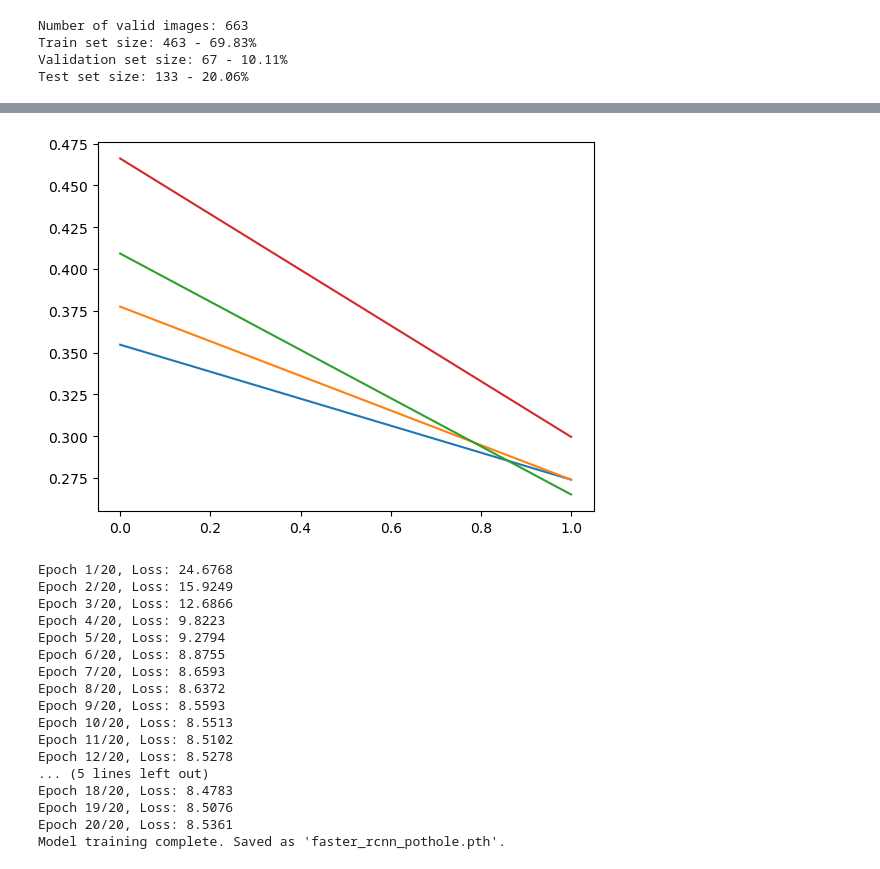
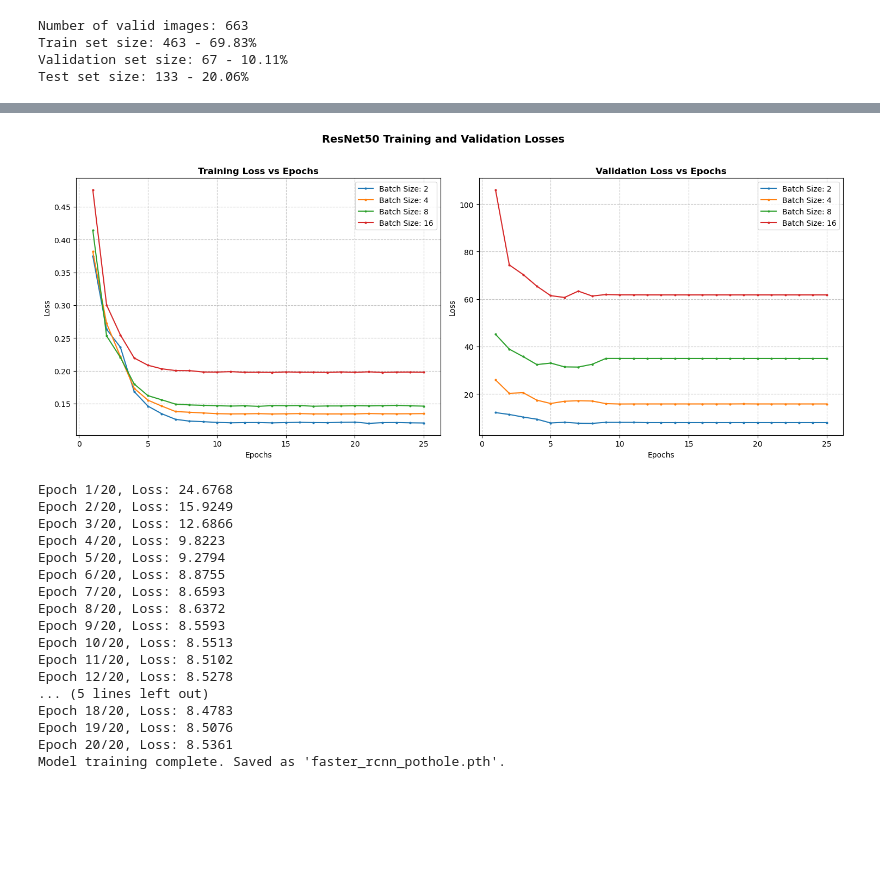
Before and after one commit to Itai-b/046211-Deep-Learning, a Jupyter notebook: project.ipynb, the cells around one changed output, grey strips where cells are left out. Saved outputs shown, nothing was run; the diff lists cells and outputs as text; code cells hidden in the pictures; blank space fills up the shorter version.

```diff
--- a/project.ipynb
+++ b/project.ipynb
@@ -460,7 +466,7 @@ def train(model, traim_loader, val_loader, optimizer, lr_scheduler, num_epochs):
 
 # Train the model over different batch sizes
 results = {}
-num_epochs = 2
+num_epochs = 25
 for batch_size in [2, 4, 8, 16]:
     ## clear memory
     gc.collect()
@@ -509,7 +515,0 @@ Model training complete. Saved as 'faster_rcnn_pothole_16.pth'
-# %%
-# Visualize the results
-for batch_size, (train_losses, val_losses) in results.items():
-    plt.plot(range(num_epochs), train_losses, label=f"Train Loss (Batch Size: {batch_size})")
-    #plt.plot(range(num_epochs), val_losses, label=f"Validation Loss (Batch Size: {batch_size})")
-# %% [output]
-[figure, removed]
@@ -516,3 +520,52 @@ for batch_size, (train_losses, val_losses) in results.items():
+# %%
+# Load the data from the csv file
+results_df = pd.read_csv("./data/faster_rcnn_pothole_batches.csv")
+
+# Process the data
+batch_sizes = [2, 4, 8, 16]
+results = {}
+
+for batch_size in batch_sizes:
+    # Convert string representations of lists to actual lists
+    train_losses = ast.literal_eval(results_df[str(batch_size)].iloc[0])
+    val_losses = ast.literal_eval(results_df[str(batch_size)].iloc[1])
+    results[batch_size] = (train_losses, val_losses)
+
+# Create figure with two subplots side by side
+fig, (ax1, ax2) = plt.subplots(1, 2, figsize=(15, 6))
+
+# Add suptitle for the model
+fig.suptitle('ResNet50 Training and Validation Losses', fontsize=14, fontweight='bold', y=1.02)
+
+# Plot training losses
+for batch_size, (train_losses, val_losses) in results.items():
+    epochs = range(1, len(train_losses) + 1)
+    ax1.plot(epochs, train_losses, label=f'Batch Size: {batch_size}', marker='o', markersize=2)
+
+ax1.set_title('Training Loss vs Epochs', fontsize=12, fontweight='bold')
+ax1.set_xlabel('Epochs', fontsize=10)
+ax1.set_ylabel('Loss', fontsize=10)
+ax1.legend()
+ax1.grid(True, linestyle='--', alpha=0.7)
+
+# Plot validation losses
+for batch_size, (train_losses, val_losses) in results.items():
+    epochs = range(1, len(val_losses) + 1)
+    ax2.plot(epochs, val_losses, label=f'Batch Size: {batch_size}', marker='o', markersize=2)
+
+ax2.set_title('Validation Loss vs Epochs', fontsize=12, fontweight='bold')
+ax2.set_xlabel('Epochs', fontsize=10)
+ax2.set_ylabel('Loss', fontsize=10)
+ax2.legend()
+ax2.grid(True, linestyle='--', alpha=0.7)
+
+# Adjust layout to prevent overlap
+plt.tight_layout()
+
+# Show the plot
+plt.show()
+# %% [output]
+[figure, added]
 # %%
 # TODO - explain what is the loss function that is used.
 # Define the dataset and DataLoader
```
Also changed, not shown: parts of 19 cells of this notebook.
